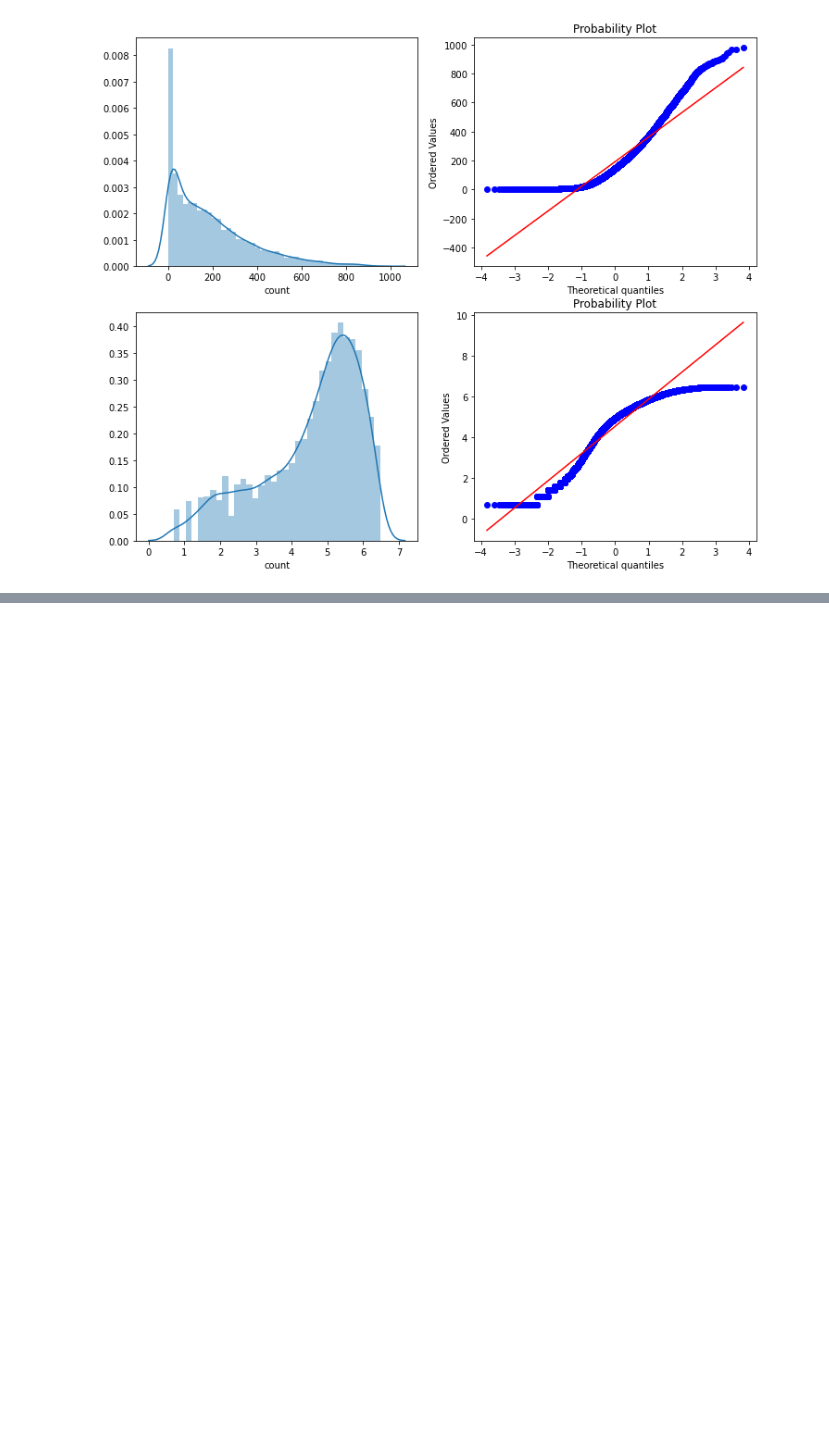
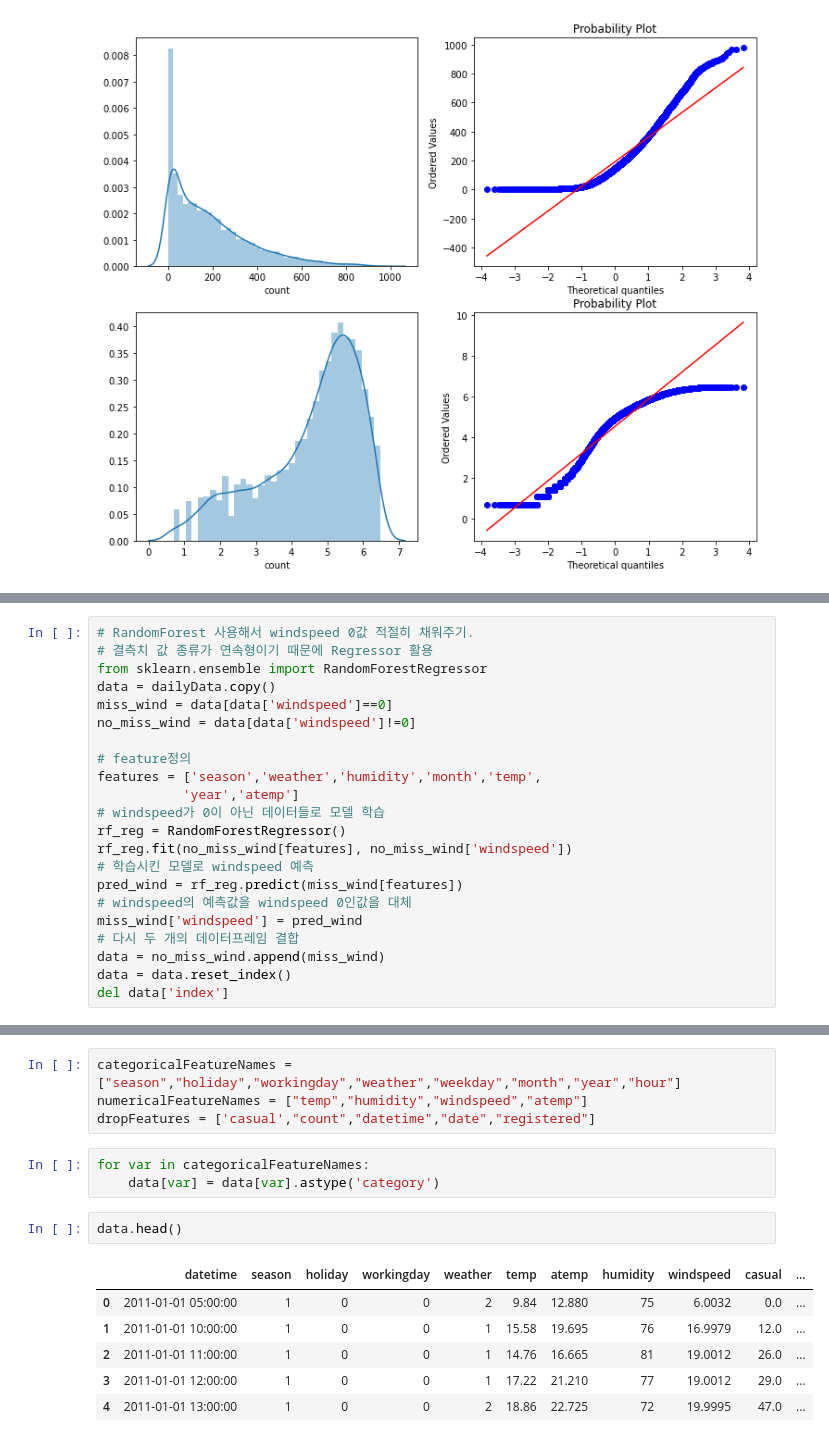
Before and after one commit to young-hun-jo/KaggleStruggle, a Jupyter notebook: bike_demand/bike_transcription.ipynb, the cells around one changed output, grey strips where cells are left out. Drawn from its saved outputs; the diff is of its cells as text; blank space fills up the shorter version.

```diff
--- a/bike_demand/bike_transcription.ipynb
+++ b/bike_demand/bike_transcription.ipynb
@@ -250,0 +339,22 @@ sns.barplot(data=month_sort, x='month', y='count',
+# %%
+# RandomForest 사용해서 windspeed 0값 적절히 채워주기.
+# 결측치 값 종류가 연속형이기 때문에 Regressor 활용
+from sklearn.ensemble import RandomForestRegressor
+data = dailyData.copy()
+miss_wind = data[data['windspeed']==0]
+no_miss_wind = data[data['windspeed']!=0]
+
+# feature정의
+features = ['season','weather','humidity','month','temp',
+           'year','atemp']
+# windspeed가 0이 아닌 데이터들로 모델 학습
+rf_reg = RandomForestRegressor()
+rf_reg.fit(no_miss_wind[features], no_miss_wind['windspeed'])
+# 학습시킨 모델로 windspeed 예측
+pred_wind = rf_reg.predict(miss_wind[features])
+# windspeed의 예측값을 windspeed 0인값을 대체
+miss_wind['windspeed'] = pred_wind
+# 다시 두 개의 데이터프레임 결합
+data = no_miss_wind.append(miss_wind)
+data = data.reset_index()
+del data['index']
@@ -250,0 +366,16 @@ sns.barplot(data=month_sort, x='month', y='count',
+# %%
+categoricalFeatureNames = ["season","holiday","workingday","weather","weekday","month","year","hour"]
+numericalFeatureNames = ["temp","humidity","windspeed","atemp"]
+dropFeatures = ['casual',"count","datetime","date","registered"]
+# %%
+for var in categoricalFeatureNames:
+    data[var] = data[var].astype('category')
+# %%
+data.head()
+# %% [output]
+|  | datetime | season | holiday | workingday | weather | temp | atemp | humidity | windspeed | casual | ... |
+| 0 | 2011-01-01 05:00:00 | 1 | 0 | 0 | 2 | 9.84 | 12.880 | 75 | 6.0032 | 0.0 | ... |
+| 1 | 2011-01-01 10:00:00 | 1 | 0 | 0 | 1 | 15.58 | 19.695 | 76 | 16.9979 | 12.0 | ... |
+| 2 | 2011-01-01 11:00:00 | 1 | 0 | 0 | 1 | 14.76 | 16.665 | 81 | 19.0012 | 26.0 | ... |
+| 3 | 2011-01-01 12:00:00 | 1 | 0 | 0 | 1 | 17.22 | 21.210 | 77 | 19.0012 | 29.0 | ... |
+| 4 | 2011-01-01 13:00:00 | 1 | 0 | 0 | 2 | 18.86 | 22.725 | 72 | 19.9995 | 47.0 | ... |
```
Also changed, not shown: parts of 11 cells of this notebook.
